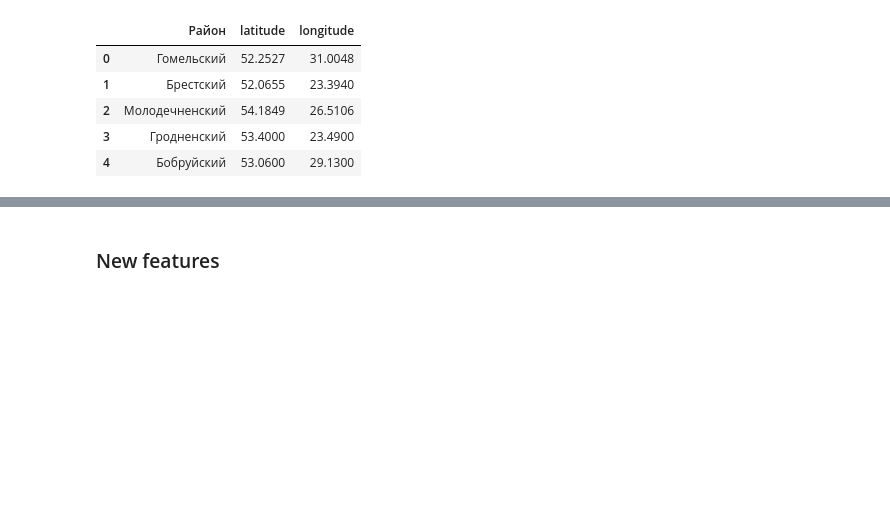
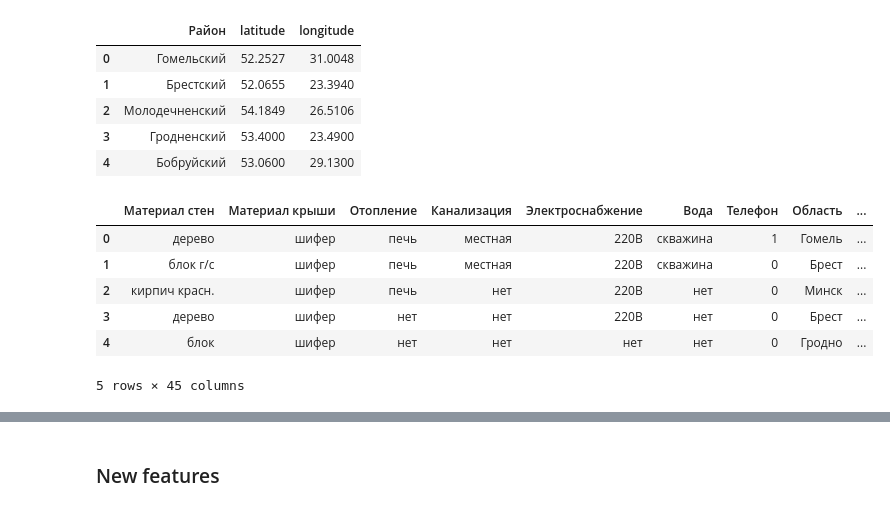
Before and after one commit to ssiarhei115/CountryHouse-price-prediction, a Jupyter notebook: code.ipynb, the cells around one changed output, grey strips where cells are left out. Drawn from its saved outputs; the diff is of its cells as text; code cells hidden in the pictures; blank space fills up the shorter version.

```diff
--- a/code.ipynb
+++ b/code.ipynb
@@ -688,5 +693,14 @@ df_district.head()
 | 4 | Бобруйский | 53.0600 | 29.1300 |
 # %%
 dfc = pd.merge(df, df_district, how='left', on='Район')
+dfc.head()
+# %% [output]
+|  | Материал стен | Материал крыши | Отопление | Канализация | Электроснабжение | Вода | Телефон | Область | ... |
+| 0 | дерево | шифер | печь | местная | 220В | скважина | 1 | Гомель | ... |
+| 1 | блок г/с | шифер | печь | местная | 220В | скважина | 0 | Брест | ... |
+| 2 | кирпич красн. | шифер | печь | нет | 220В | нет | 0 | Минск | ... |
+| 3 | дерево | шифер | нет | нет | 220В | нет | 0 | Брест | ... |
+| 4 | блок | шифер | нет | нет | нет | нет | 0 | Гродно | ... |
+5 rows × 45 columns
 # %%
 #df['district_center_coordinates'] = df['Район'].apply(lambda x: district_dict[x] if x in district_dict else district_dict['Минский'])
```
Also changed, not shown: parts of 24 cells of this notebook, 1 other file.
